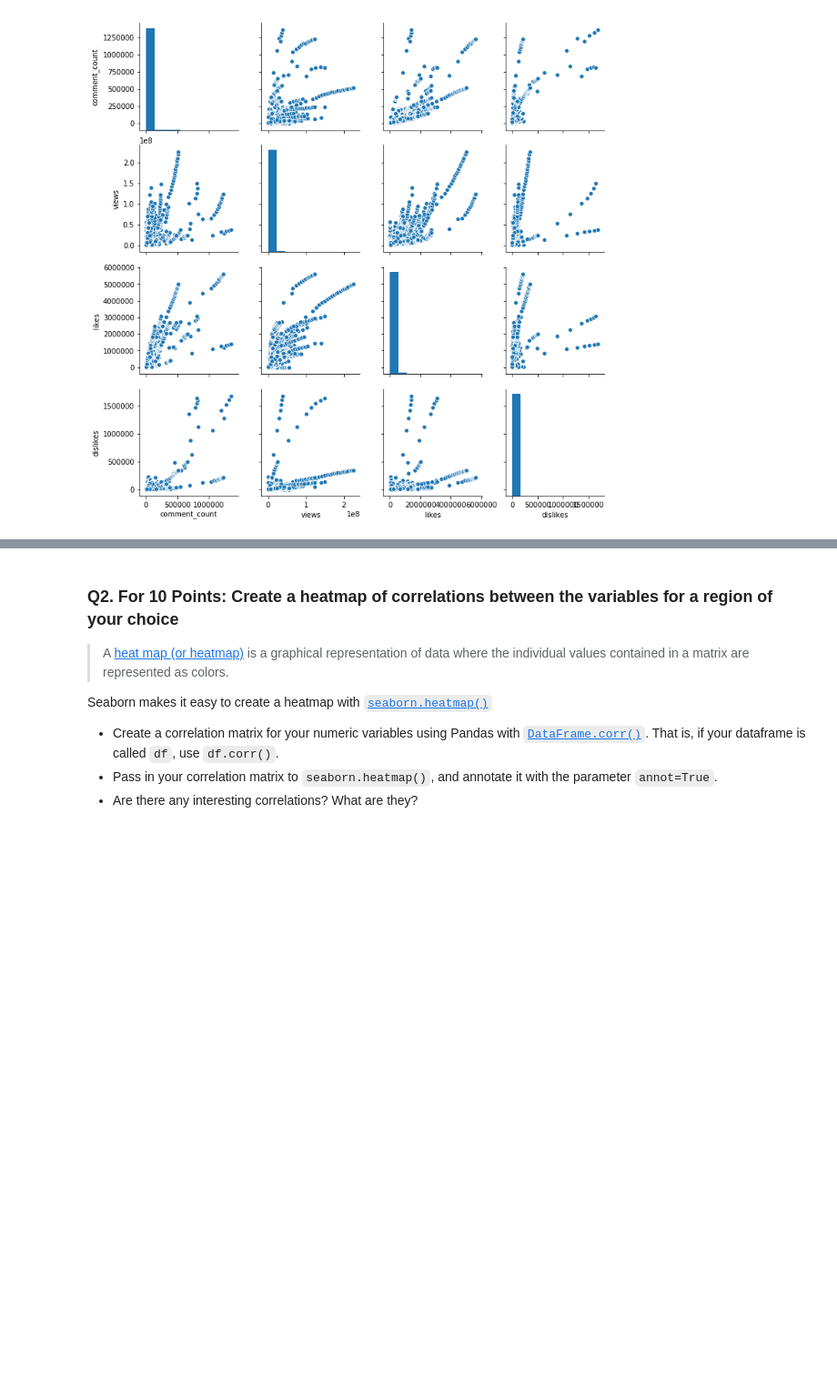
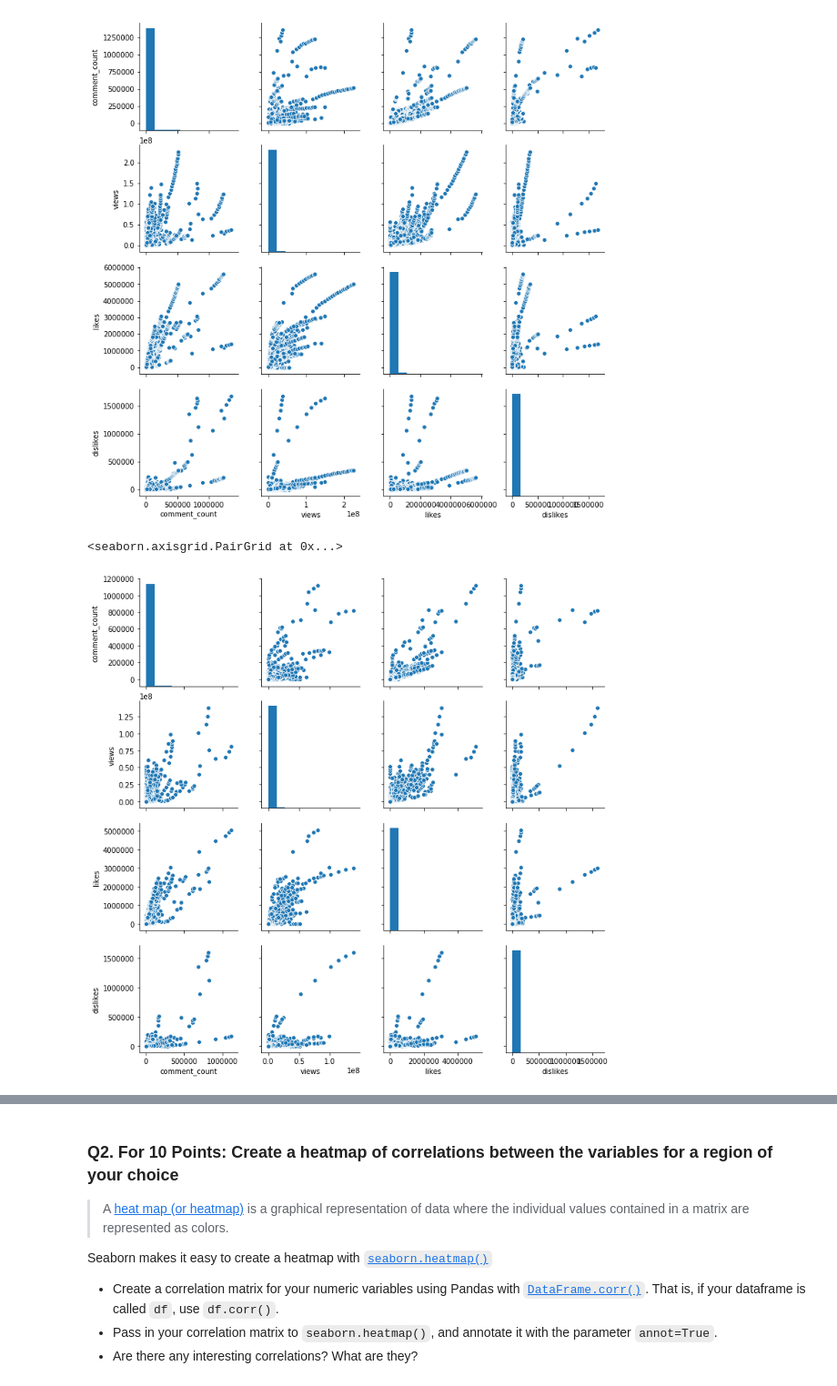
Before and after one commit to tengdann/si618, a Jupyter notebook: 618_HW4.ipynb, the cells around one changed output, grey strips where cells are left out. Shown at 91% size. Cells and saved outputs as stored; diff of their text form; code cells hidden in the pictures; blank space fills up the shorter version.

```diff
--- a/618_HW4.ipynb
+++ b/618_HW4.ipynb
@@ -75,3 +80,8 @@ sns.pairplot(df_us_clean)
 # %% [output]
 <seaborn.axisgrid.PairGrid at 0x...>
 [figure]
+# %%
+sns.pairplot(df_ca_clean)
+# %% [output]
+<seaborn.axisgrid.PairGrid at 0x...>
+[figure, added]
```
Also changed, not shown: parts of 11 cells of this notebook, 1 other file.
